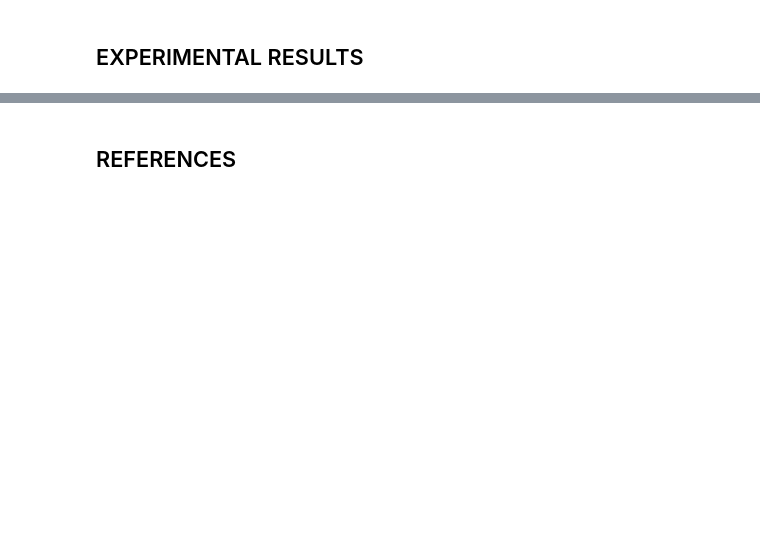
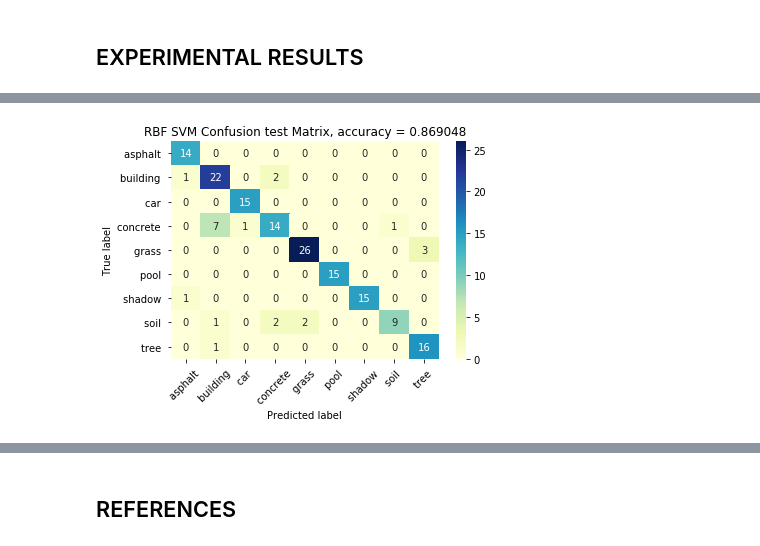
Before and after one commit to alex44jzy/NUS-CI1-CA1, a Jupyter notebook: svm/svmpy.ipynb, the cells around one changed output, grey strips where cells are left out. Cells and saved outputs as stored; diff of their text form; code cells hidden in the pictures; blank space fills up the shorter version.

```diff
--- a/svm/svmpy.ipynb
+++ b/svm/svmpy.ipynb
@@ -180,0 +338,6 @@ As such, the proper procedures were proposed step by step as follows:
+# %%
+cm = confusion_matrix(testY, testY_pred)
+title = 'RBF SVM Confusion test Matrix, accuracy = %f' % accuracyTest
+drawConfusionMatrix(title, cm)
+# %% [output]
+[figure, added]
```
Also changed, not shown: parts of 23 cells of this notebook.
